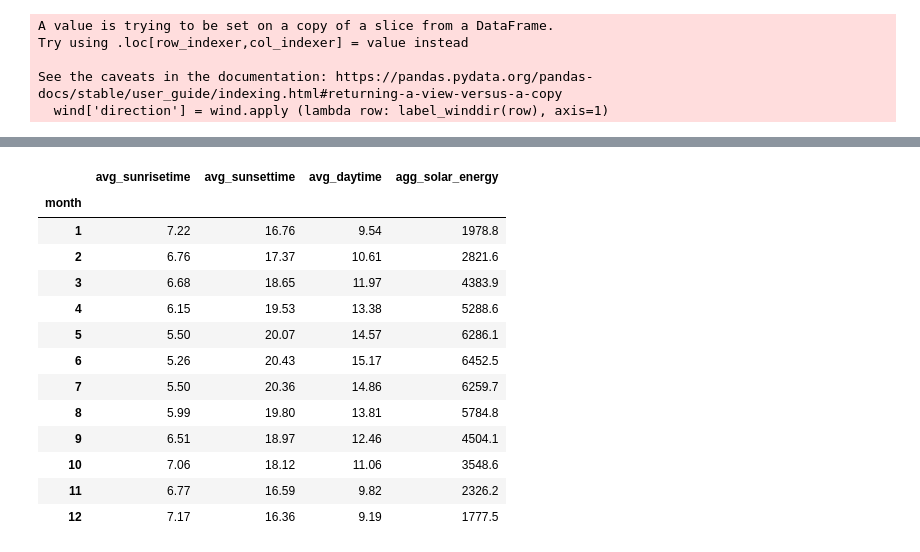
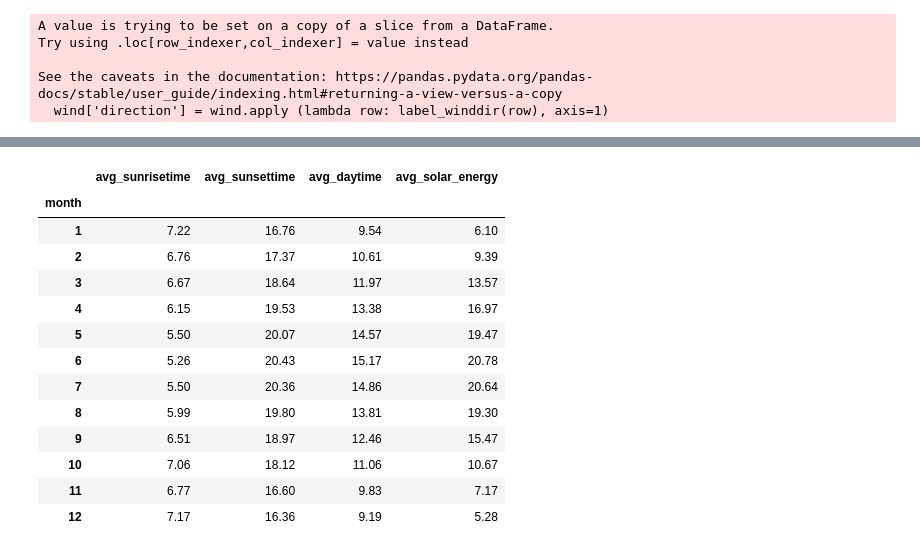
Before and after one commit to yifu-hou/CAPP30239_FA22, a Jupyter notebook: proj/pj_data.ipynb, the cells around one changed output, grey strips where cells are left out. Cells and saved outputs as stored; diff of their text form; code cells hidden in the pictures.

```diff
--- a/proj/pj_data.ipynb
+++ b/proj/pj_data.ipynb
@@ -206,29 +206,29 @@ data["daytimehour"] = (data.sunsettime - data.sunrisetime).round(2)
 
 from statistics import mean
 
-solar21 = data.groupby("month").aggregate(
+solar_data = data[data["year"] < 2022].groupby("month").aggregate(
     avg_sunrisetime = pd.NamedAgg(column="sunrisetime", aggfunc=mean),
     avg_sunsettime = pd.NamedAgg(column="sunsettime", aggfunc=mean),
     avg_daytime = pd.NamedAgg(column="daytimehour", aggfunc=mean),
-    agg_solar_energy = pd.NamedAgg(column="solarenergy", aggfunc=sum)
+    avg_solar_energy = pd.NamedAgg(column="solarenergy", aggfunc=mean)
 )
 
-solar21 = solar21.round(2)
+solar_data = solar_data.round(2)
-# %%
-solar21.to_csv("solar_21.csv")
-solar21
-# %% [output]
-|  | avg_sunrisetime | avg_sunsettime | avg_daytime | agg_solar_energy |
-| month |  |  |  |  |
-| 1 | 7.22 | 16.76 | 9.54 | 1978.8 |
-| 2 | 6.76 | 17.37 | 10.61 | 2821.6 |
-| 3 | 6.68 | 18.65 | 11.97 | 4383.9 |
-| 4 | 6.15 | 19.53 | 13.38 | 5288.6 |
-| 5 | 5.50 | 20.07 | 14.57 | 6286.1 |
-| 6 | 5.26 | 20.43 | 15.17 | 6452.5 |
-| 7 | 5.50 | 20.36 | 14.86 | 6259.7 |
-| 8 | 5.99 | 19.80 | 13.81 | 5784.8 |
-| 9 | 6.51 | 18.97 | 12.46 | 4504.1 |
-| 10 | 7.06 | 18.12 | 11.06 | 3548.6 |
-| 11 | 6.77 | 16.59 | 9.82 | 2326.2 |
-| 12 | 7.17 | 16.36 | 9.19 | 1777.5 |
+# %%
+solar_data.to_csv("data/solar_data.csv")
+solar_data
+# %% [output]
+|  | avg_sunrisetime | avg_sunsettime | avg_daytime | avg_solar_energy |
+| month |  |  |  |  |
+| 1 | 7.22 | 16.76 | 9.54 | 6.10 |
+| 2 | 6.76 | 17.37 | 10.61 | 9.39 |
+| 3 | 6.67 | 18.64 | 11.97 | 13.57 |
+| 4 | 6.15 | 19.53 | 13.38 | 16.97 |
+| 5 | 5.50 | 20.07 | 14.57 | 19.47 |
+| 6 | 5.26 | 20.43 | 15.17 | 20.78 |
+| 7 | 5.50 | 20.36 | 14.86 | 20.64 |
+| 8 | 5.99 | 19.80 | 13.81 | 19.30 |
+| 9 | 6.51 | 18.97 | 12.46 | 15.47 |
+| 10 | 7.06 | 18.12 | 11.06 | 10.67 |
+| 11 | 6.77 | 16.60 | 9.83 | 7.17 |
+| 12 | 7.17 | 16.36 | 9.19 | 5.28 |
```
Also changed, not shown: parts of 3 cells of this notebook, 15 other files.
